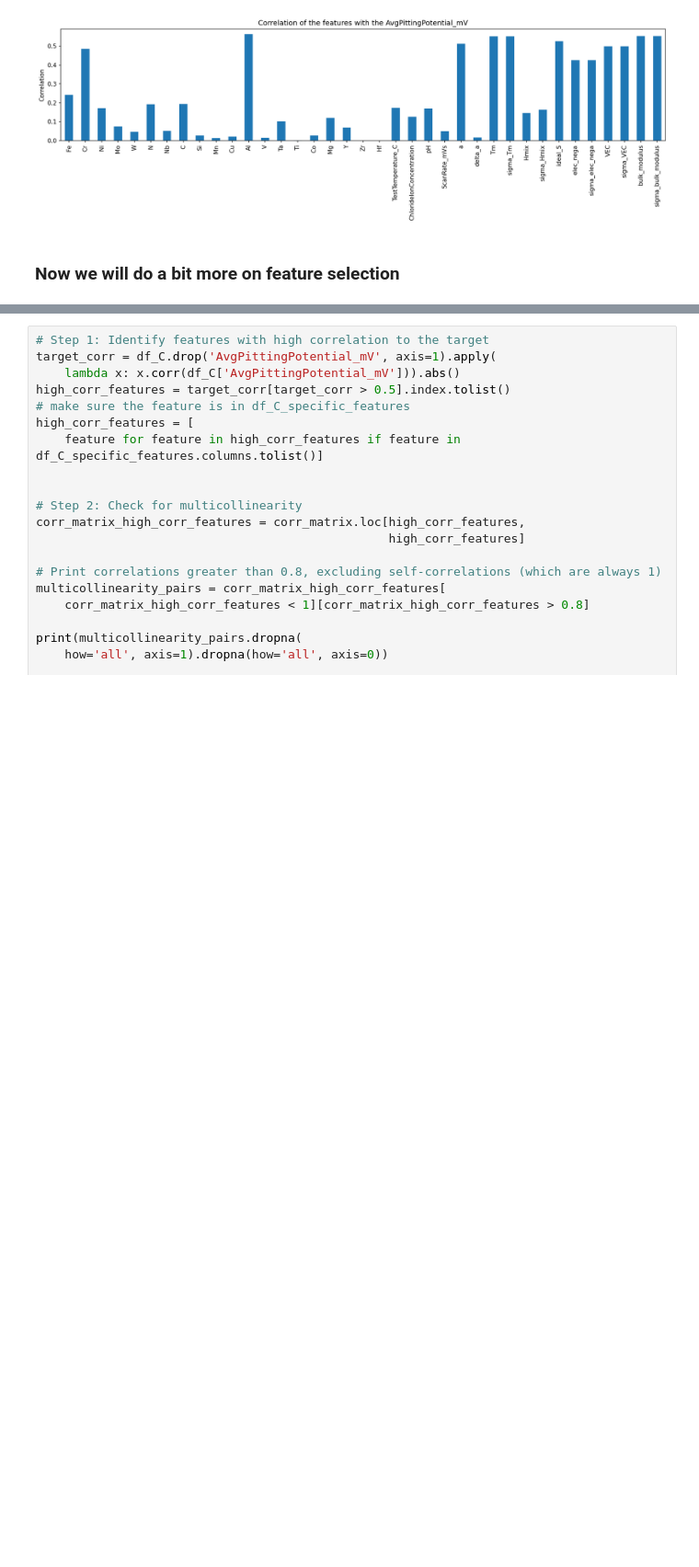
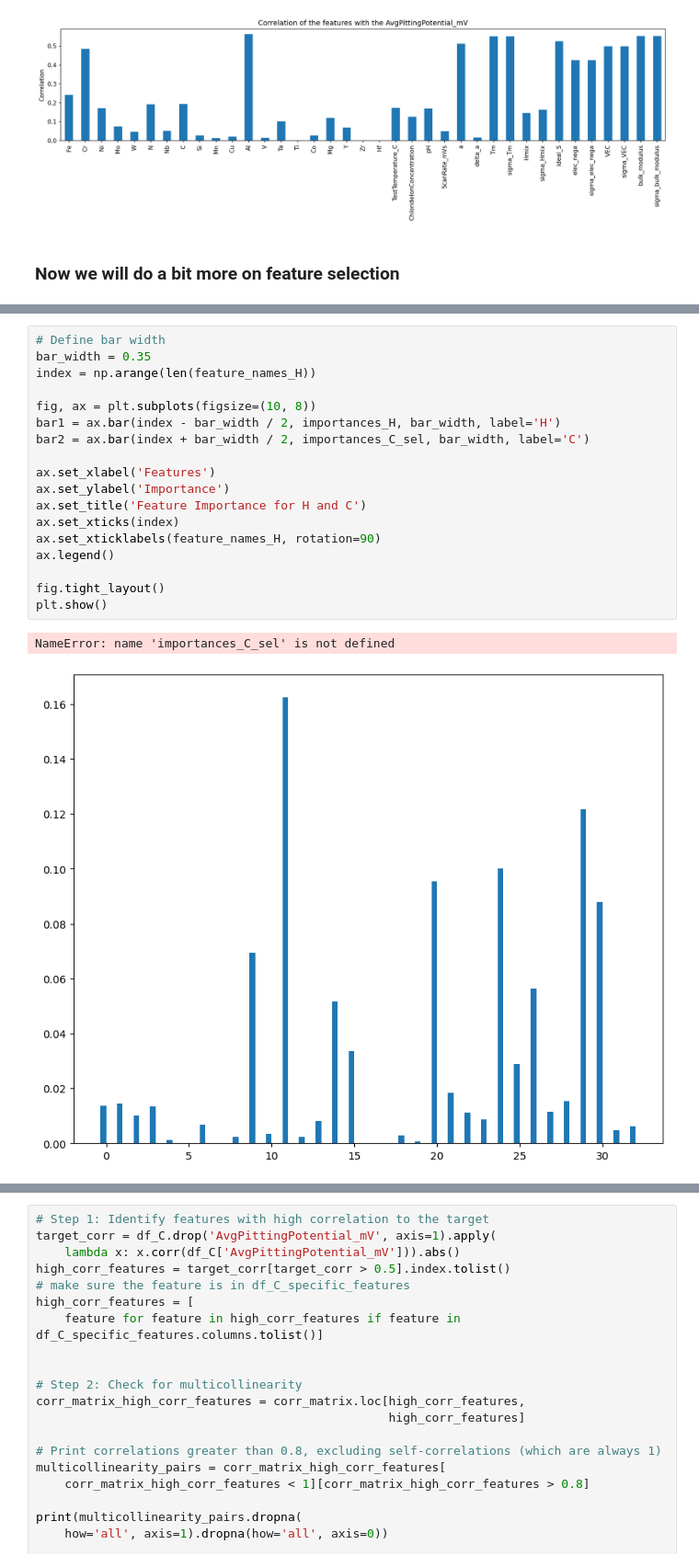
Before and after one commit to YXWU2014/CCA_representation_ML, a Jupyter notebook: Dataset_EDA_Pairplot_Feature_PCA_Mahalanobis/EDA_feature_calculation_selection.ipynb, the cells around one changed output, grey strips where cells are left out. Shown at 92% size. Drawn from its saved outputs; the diff is of its cells as text; blank space fills up the shorter version.

```diff
--- a/Dataset_Cleaned/EDA_feature_calculation_selection.ipynb
+++ b/Dataset_EDA_Pairplot_Feature_PCA_Mahalanobis/EDA_feature_calculation_selection.ipynb
@@ -371,0 +353,21 @@ R2 score for C: 0.953064221943867
+# %%
+# Define bar width
+bar_width = 0.35
+index = np.arange(len(feature_names_H))
+
+fig, ax = plt.subplots(figsize=(10, 8))
+bar1 = ax.bar(index - bar_width / 2, importances_H, bar_width, label='H')
+bar2 = ax.bar(index + bar_width / 2, importances_C_sel, bar_width, label='C')
+
+ax.set_xlabel('Features')
+ax.set_ylabel('Importance')
+ax.set_title('Feature Importance for H and C')
+ax.set_xticks(index)
+ax.set_xticklabels(feature_names_H, rotation=90)
+ax.legend()
+
+fig.tight_layout()
+plt.show()
+# %% [output]
+NameError: name 'importances_C_sel' is not defined
+[figure, added]
```
Also changed, not shown: parts of 8 cells of this notebook, 16 other files.
